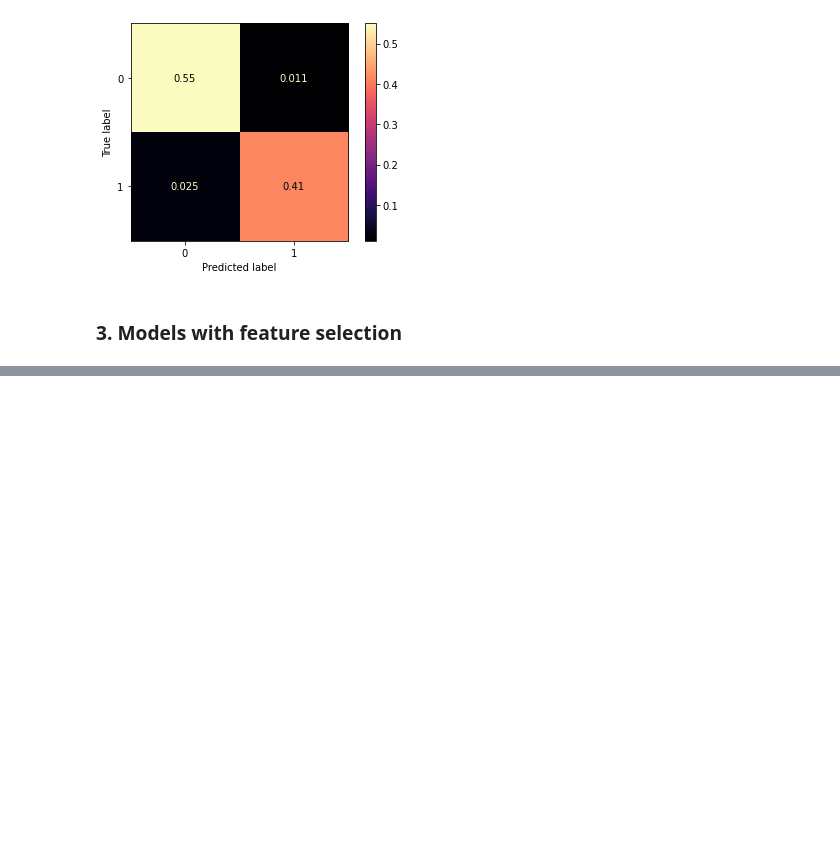
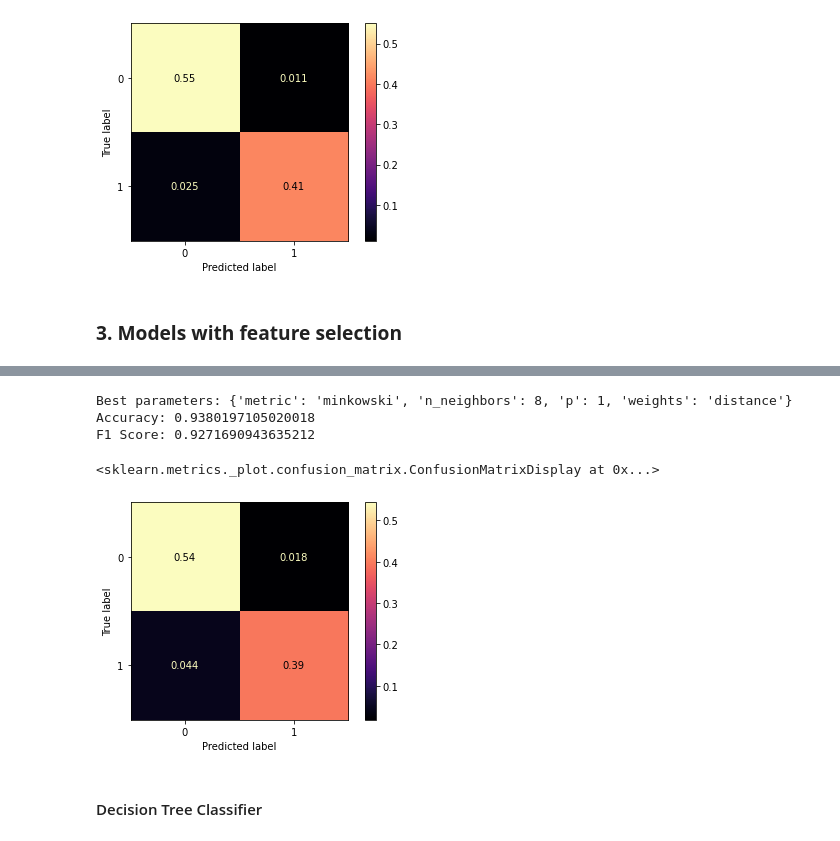
Before and after one commit to Dogecat0/kaggle_projects, a Jupyter notebook: kaggle_airline_passenger_satisfaction/airline_passenger_satisfaction_analysis.ipynb, the cells around one changed output, grey strips where cells are left out. Cells and saved outputs as stored; diff of their text form; code cells hidden in the pictures; blank space fills up the shorter version.

```diff
--- a/kaggle_airline_passenger_satisfaction/airline_passenger_satisfaction_analysis.ipynb
+++ b/kaggle_airline_passenger_satisfaction/airline_passenger_satisfaction_analysis.ipynb
@@ -480,0 +574,9 @@ F1 Score: 0.9579487179487179
+# %%
+knn = KNeighborsClassifier()
+param_grid_knn = {'n_neighbors':list(range(1,10)),
+                  'p': [1,2],
+                  'weights': ('uniform', 'distance'),
+                  'metric': ('minkowski', 'euclidean', 'chebyshev')}
+cv = RepeatedStratifiedKFold(n_splits=6, n_repeats=3, random_state=1)
+gsk = GridSearchCV(knn, param_grid=param_grid_knn, cv=cv, verbose=1, n_jobs=-1)
+gsk.fit(X_train, y_train.values.ravel())
@@ -480,0 +591,13 @@ F1 Score: 0.9579487179487179
+# %%
+print('Best parameters:', gsk.best_params_)
+print('Accuracy:', metrics.accuracy_score(y_test, gsk.predict(X_test)))
+print('F1 Score:', metrics.f1_score(y_test, gsk.predict(X_test)))
+metrics.plot_confusion_matrix(gsk, X_test, y_test,cmap=plt.cm.magma, normalize = 'all')
+# %% [output]
+Best parameters: {'metric': 'minkowski', 'n_neighbors': 8, 'p': 1, 'weights': 'distance'}
+Accuracy: 0.9380197105020018
+F1 Score: 0.9271690943635212
+<sklearn.metrics._plot.confusion_matrix.ConfusionMatrixDisplay at 0x...>
+[figure, added]
+# %% [markdown]
+#### Decision Tree Classifier
```
Also changed, not shown: parts of 25 cells of this notebook, 2 other files.
